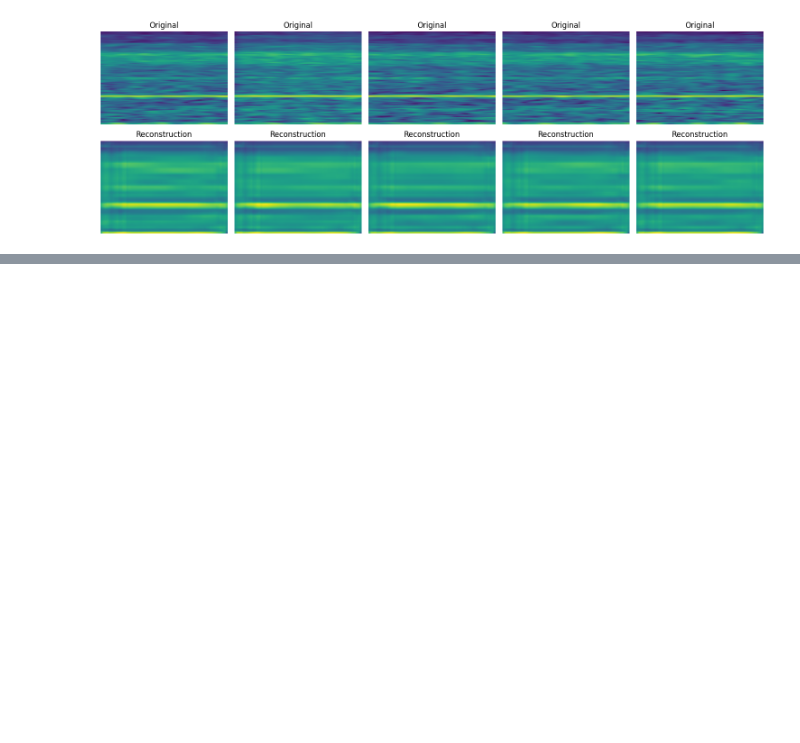
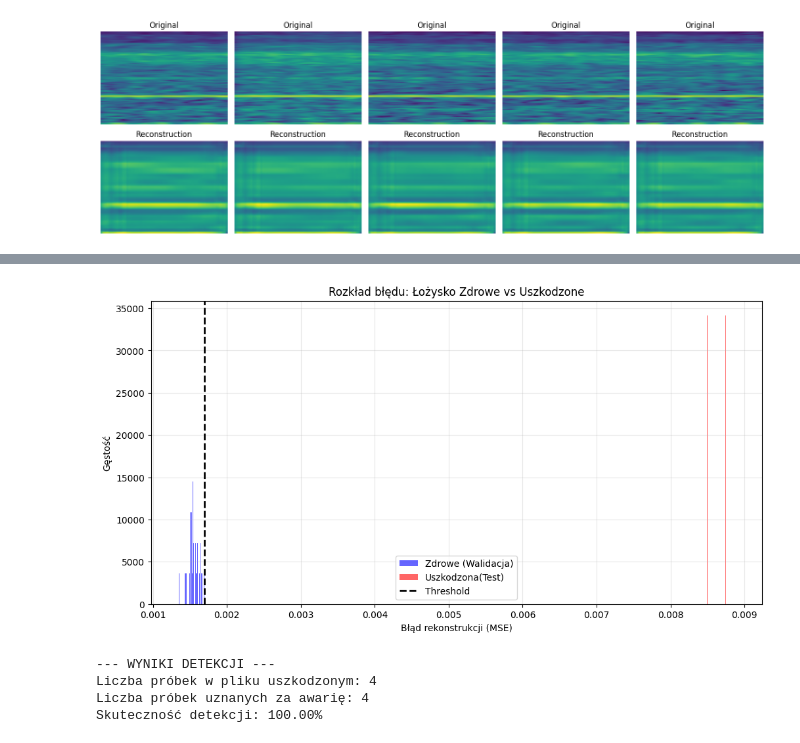
Before and after one commit to kwerulik/EchoGuard, a Jupyter notebook: notebooks/02_model_training.ipynb, the cells around one changed output, grey strips where cells are left out. Cells and saved outputs as stored; diff of their text form; code cells hidden in the pictures; blank space fills up the shorter version.

Commit message:
Test anomalii

```diff
--- a/notebooks/02_model_training.ipynb
+++ b/notebooks/02_model_training.ipynb
@@ -167,0 +180,32 @@ plot_reconstruction(X_val_split, decoded_imgs)
+# %%
+pred_val = model.predict(X_val_split)
+pred_anomaly = model.predict(X_test_anomaly)
+
+mse_healty = np.mean(np.power(X_val_split - pred_val, 2), axis=(1,2,3))
+mse_anomaly = np.mean(np.power(X_test_anomaly - pred_anomaly, 2), axis=(1,2,3))
+
+THRESHOLD = np.max(mse_healty)
+print(f'Max Healty MSE: {THRESHOLD:.6f}')
+print(f'Średni błąd na anomalii: {np.mean(mse_anomaly):.6f}')
+
+plt.figure(figsize=(12, 6))
+plt.hist(mse_healty, bins=50, alpha=0.6, color='blue', label="Zdrowe (Walidacja)", density=True)
+plt.hist(mse_anomaly, bins=50, alpha=0.6, color='red', label="Uszkodzona(Test)", density=True)
+
+plt.axvline(THRESHOLD, color='black', linestyle='--', linewidth=2, label='Threshold')
+
+plt.title('Rozkład błędu: Łożysko Zdrowe vs Uszkodzone')
+plt.xlabel('Błąd rekonstrukcji (MSE)')
+plt.ylabel('Gęstość')
+plt.legend()
+plt.grid(True, alpha=0.3)
+plt.show()
+
+detected_faults = np.sum(mse_anomaly > THRESHOLD)
+total_windows = len(mse_anomaly)
+
+print(f"\n--- WYNIKI DETEKCJI ---")
+print(f"Liczba próbek w pliku uszkodzonym: {total_windows}")
+print(f"Liczba próbek uznanych za awarię: {detected_faults}")
+print(f"Skuteczność detekcji: {100 * detected_faults / total_windows:.2f}%")
+# %% [output]
@@ -167,0 +216,5 @@ plot_reconstruction(X_val_split, decoded_imgs)
+[figure, added]
+--- WYNIKI DETEKCJI ---
+Liczba próbek w pliku uszkodzonym: 4
+Liczba próbek uznanych za awarię: 4
+Skuteczność detekcji: 100.00%
```
Also changed, not shown: parts of 2 cells of this notebook.
